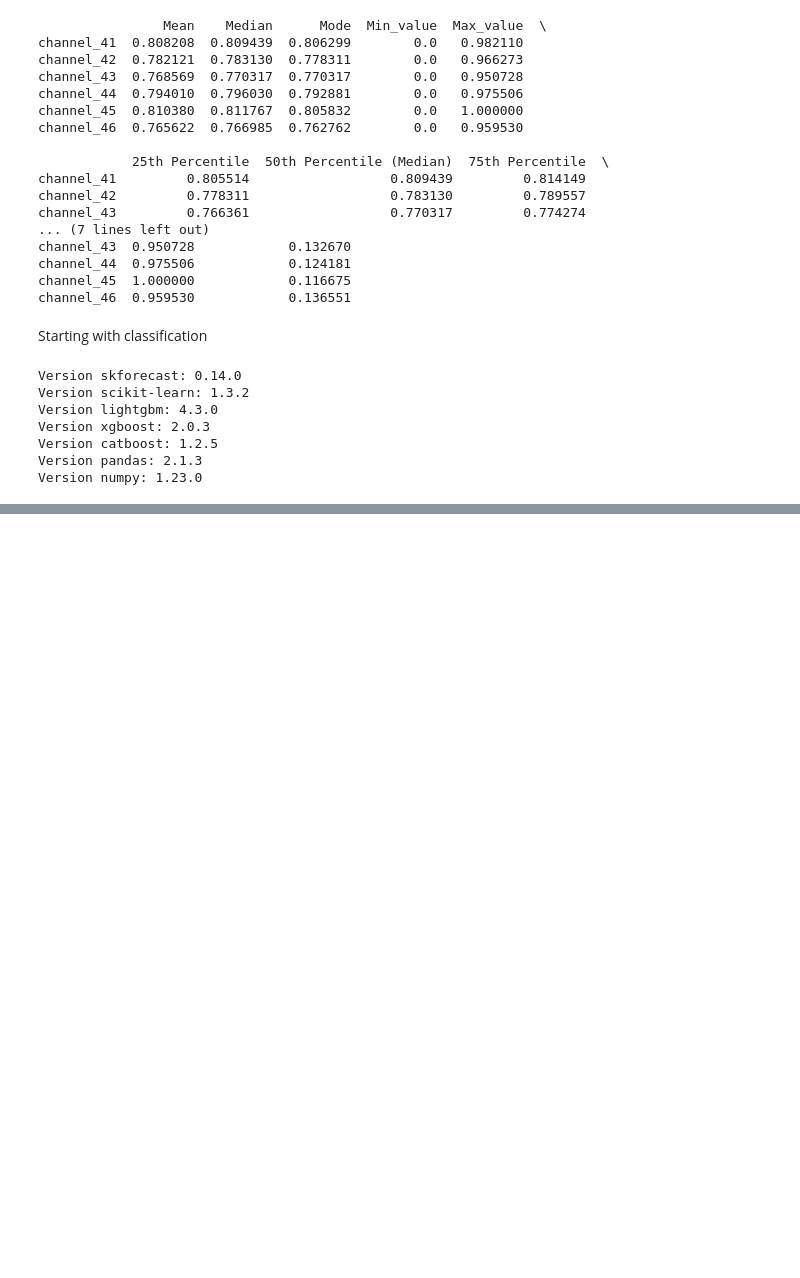
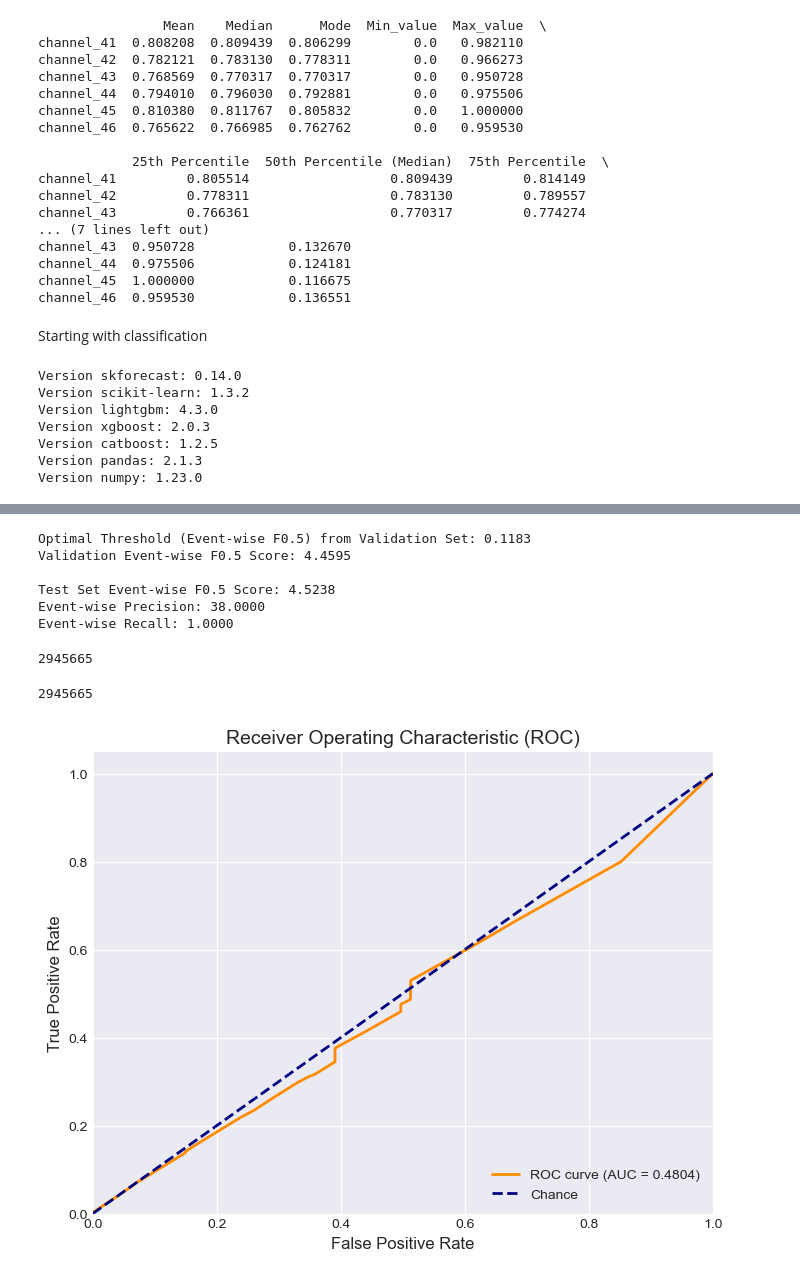
Before and after one commit to ecoakshat/ts_explore, a Jupyter notebook: Kaggle_1/Kaggle_ESA_Try.ipynb, the cells around one changed output, grey strips where cells are left out. Drawn from its saved outputs; the diff is of its cells as text; code cells hidden in the pictures; blank space fills up the shorter version.

```diff
--- a/Kaggle_1/Kaggle_ESA_Try.ipynb
+++ b/Kaggle_1/Kaggle_ESA_Try.ipynb
@@ -242,0 +499,6 @@ plt.show()
+# %%
+train_data = lgb.Dataset(x_train, label=y_train)
+val_data = lgb.Dataset(x_val, label=y_val)
+
+# Calculate class weight for imbalance
+pos_weight = (len(y_train) - y_train['is_anomaly'].sum()) / y_train['is_anomaly'].sum()
@@ -242,0 +534,4 @@ plt.show()
+# %%
+# Predict probabilities on validation & test sets
+y_valid_prob = model.predict(x_val)
+y_test_prob = model.predict(x_test)
@@ -242,0 +570,69 @@ plt.show()
+# %%
+# Step 1: Get candidate thresholds from validation set
+precision, recall, thresholds = precision_recall_curve(y_val, y_valid_prob)
+
+# Since precision_recall_curve returns len(thresholds) == len(precision)-1,
+# we can loop over the threshold candidates.
+best_f_beta = -1
+best_threshold = None
+
+for threshold in thresholds:
+    y_val_pred = (y_valid_prob >= threshold).astype(int)
+    f_beta, event_precision, event_recall = compute_event_wise_Fbeta(y_val.values, y_val_pred, beta=0.5)
+
+    if f_beta > best_f_beta:
+        best_f_beta = f_beta
+        best_threshold = threshold
+
+print(f"Optimal Threshold (Event-wise F0.5) from Validation Set: {best_threshold:.4f}")
+print(f"Validation Event-wise F0.5 Score: {best_f_beta:.4f}\n")
+
+# Step 2: Apply Best Threshold on Test Set
+y_test_pred = (y_test_prob >= best_threshold).astype(int)
+
+# Evaluate Event-wise Fβ on Test Set
+f_beta_test, event_precision_test, event_recall_test = compute_event_wise_Fbeta(
+    y_test.values, y_test_pred, beta=0.5
+)
+
+print(f"Test Set Event-wise F0.5 Score: {f_beta_test:.4f}")
+print(f"Event-wise Precision: {event_precision_test:.4f}")
+print(f"Event-wise Recall: {event_recall_test:.4f}")
+# %% [output]
+Optimal Threshold (Event-wise F0.5) from Validation Set: 0.1183
+Validation Event-wise F0.5 Score: 4.4595
+
+Test Set Event-wise F0.5 Score: 4.5238
+Event-wise Precision: 38.0000
+Event-wise Recall: 1.0000
+# %%
+sum(y_test_pred)
+# %% [output]
+2945665
+# %%
+len(y_test_pred)
+# %% [output]
+2945665
+# %%
+# Compute False Positive Rate, True Positive Rate
+fpr, tpr, thresholds = roc_curve(y_test, y_test_prob)
+roc_auc = auc(fpr, tpr)
+
+# Plot
+plt.figure(figsize=(8, 6))
+plt.plot(fpr, tpr, color='darkorange', lw=2,
+         label=f'ROC curve (AUC = {roc_auc:.4f})')
+
+# Random chance line
+plt.plot([0, 1], [0, 1], color='navy', lw=2, linestyle='--', label='Chance')
+
+plt.xlim([0.0, 1.0])
+plt.ylim([0.0, 1.05])
+plt.xlabel('False Positive Rate', fontsize=12)
+plt.ylabel('True Positive Rate', fontsize=12)
+plt.title('Receiver Operating Characteristic (ROC)', fontsize=14)
+plt.legend(loc="lower right")
+plt.grid(True)
+plt.show()
+# %% [output]
+[figure, added]
```
Also changed, not shown: parts of 21 cells of this notebook, 1 other file.
